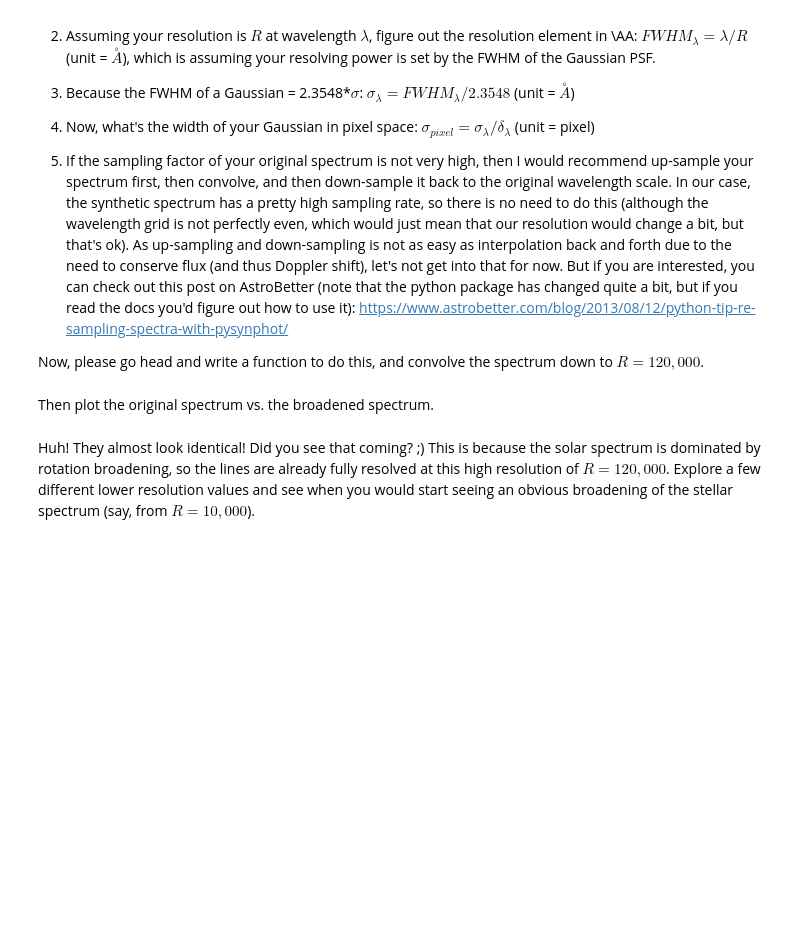
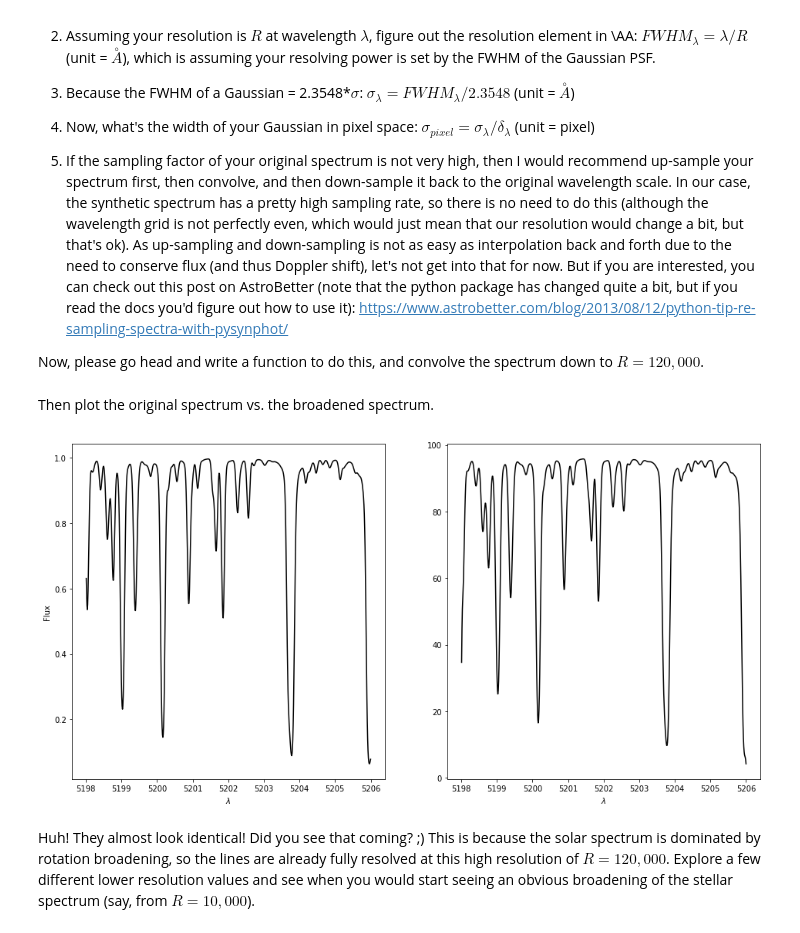
Before and after one commit to sharonxuesong/rv_tutorial, a Jupyter notebook: notebook/basic_ccf.ipynb, the cells around one changed output. Drawn from its saved outputs; the diff is of its cells as text; code cells hidden in the pictures; blank space fills up the shorter version.

```diff
--- a/notebook/basic_ccf.ipynb
+++ b/notebook/basic_ccf.ipynb
@@ -240,8 +230,34 @@ $\sigma_{pixel} = \sigma_\lambda / \delta_\lambda$ (unit = pixel)
 https://www.astrobetter.com/blog/2013/08/12/python-tip-re-sampling-spectra-with-pysynphot/
 
 Now, please go head and write a function to do this, and convolve the spectrum down to $R=120,000$.
+# %%
+def psf(w,wavelength,resolution):
+    fwhm_lambda = wavelength / resolution
+    sigma_lambda = fwhm_lambda / 2.3548
+    return (1.0/(np.sqrt(2*np.pi)*sigma_lambda))*np.exp(-(w-wavelength)**2/(2*sigma_lambda**2))
+
+flux_total=[0 for x in range(0, len(w_template))]
+w_template=wavelength[(wavelength>519.8) & (wavelength<520.6)] * 10    #in A
+f_template=flux[(wavelength>519.8) & (wavelength<520.6)]
+
+R = 120000
+for i in range(len(w_template)):
+    flux_total+=np.convolve(f_template[i],psf(w_template,w_template[i],R))
 # %% [markdown]
 Then plot the original spectrum vs. the broadened spectrum.
+# %%
+fig = plt.figure(figsize=(16,8))
+gs = gridspec.GridSpec(1, 2)
+ax1 = plt.subplot(gs[0, 0])
+ax2 = plt.subplot(gs[0, 1])
+ax1.plot(w_template,f_template,'k-')
+ax2.plot(w_template, flux_total,'k-')
+ax1.set_xlabel('$\lambda$')
+ax2.set_xlabel('$\lambda$')
+ax1.set_ylabel('Flux')
+plt.show()
+# %% [output]
+[figure, added]
 # %% [markdown]
 Huh! They almost look identical! Did you see that coming? ;)
 This is because the solar spectrum is dominated by rotation broadening, so the lines are already fully resolved at this high resolution of $R=120,000$. Explore a few different lower resolution values and see when you would start seeing an obvious broadening of the stellar spectrum (say, from $R=10,000$).
```
Also changed, not shown: parts of 7 cells of this notebook.
